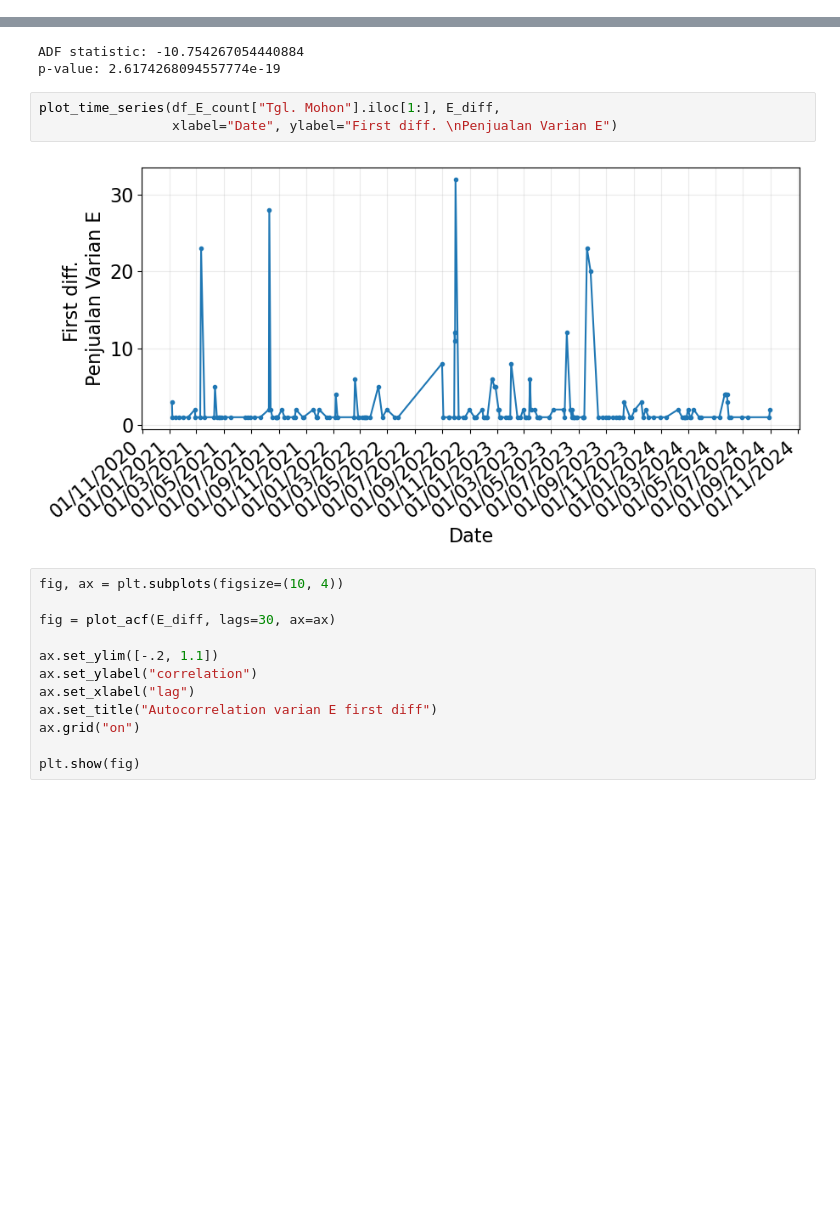
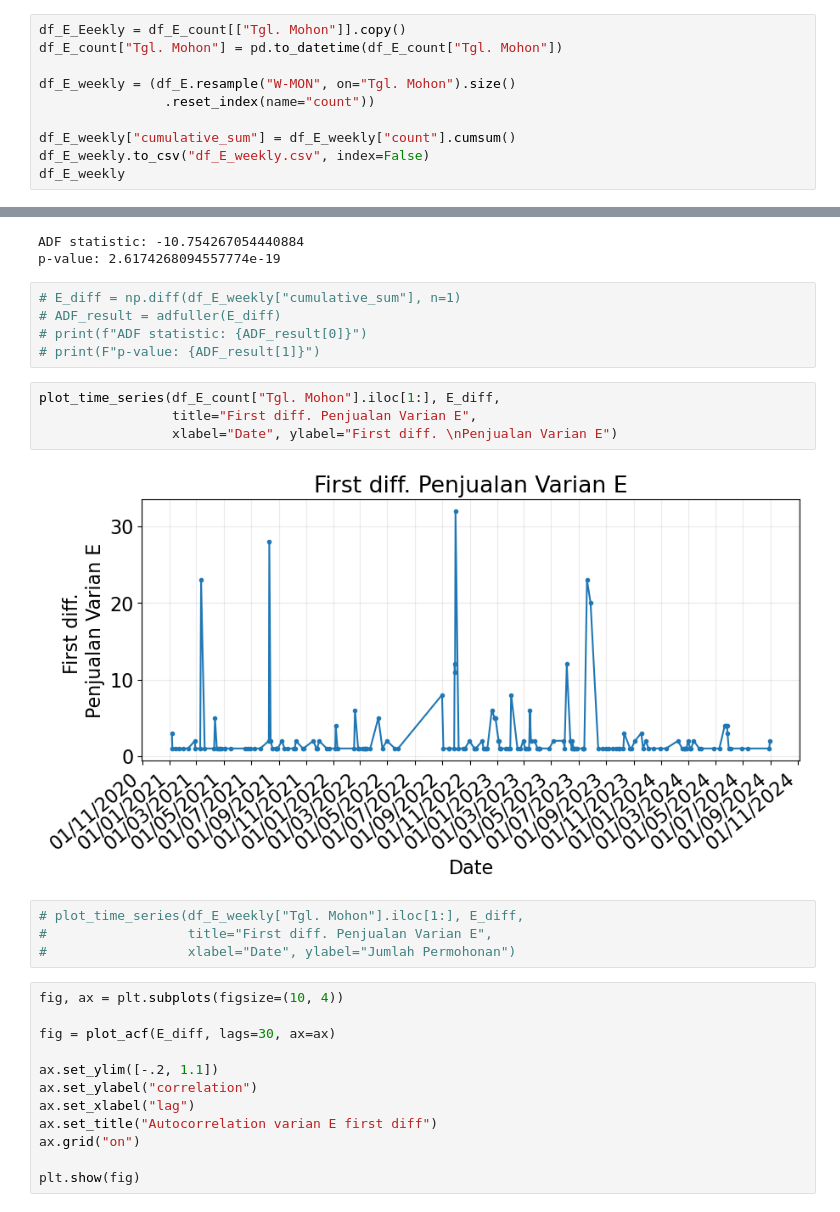
Before and after one commit to anajesset/tugas-akhirr, a Jupyter notebook: varian_e.ipynb, the cells around one changed output, grey strips where cells are left out. Drawn from its saved outputs; the diff is of its cells as text; blank space fills up the shorter version.

```diff
--- a/varian_e.ipynb
+++ b/varian_e.ipynb
@@ -170,0 +176,10 @@ df_E_count
+# %%
+df_E_Eeekly = df_E_count[["Tgl. Mohon"]].copy()
+df_E_count["Tgl. Mohon"] = pd.to_datetime(df_E_count["Tgl. Mohon"])
+
+df_E_weekly = (df_E.resample("W-MON", on="Tgl. Mohon").size()
+                .reset_index(name="count"))
+
+df_E_weekly["cumulative_sum"] = df_E_weekly["count"].cumsum()
+df_E_weekly.to_csv("df_E_weekly.csv", index=False)
+df_E_weekly
@@ -191,11 +224,21 @@ print(F"p-value: {ADF_result[1]}")
 # %% [output]
 ADF statistic: -10.754267054440884
 p-value: 2.6174268094557774e-19
+# %%
+# E_diff = np.diff(df_E_weekly["cumulative_sum"], n=1)
+# ADF_result = adfuller(E_diff)
+# print(f"ADF statistic: {ADF_result[0]}")
+# print(F"p-value: {ADF_result[1]}")
 # %%
 plot_time_series(df_E_count["Tgl. Mohon"].iloc[1:], E_diff,
+                 title="First diff. Penjualan Varian E",
                  xlabel="Date", ylabel="First diff. \nPenjualan Varian E")
 # %% [output]
-[figure, old version]
+[figure, new version]
+# %%
+# plot_time_series(df_E_weekly["Tgl. Mohon"].iloc[1:], E_diff,
+#                  title="First diff. Penjualan Varian E",
+#                  xlabel="Date", ylabel="Jumlah Permohonan")
 # %%
 fig, ax = plt.subplots(figsize=(10, 4))
 
```
Also changed, not shown: parts of 98 cells of this notebook, 5 other files.
